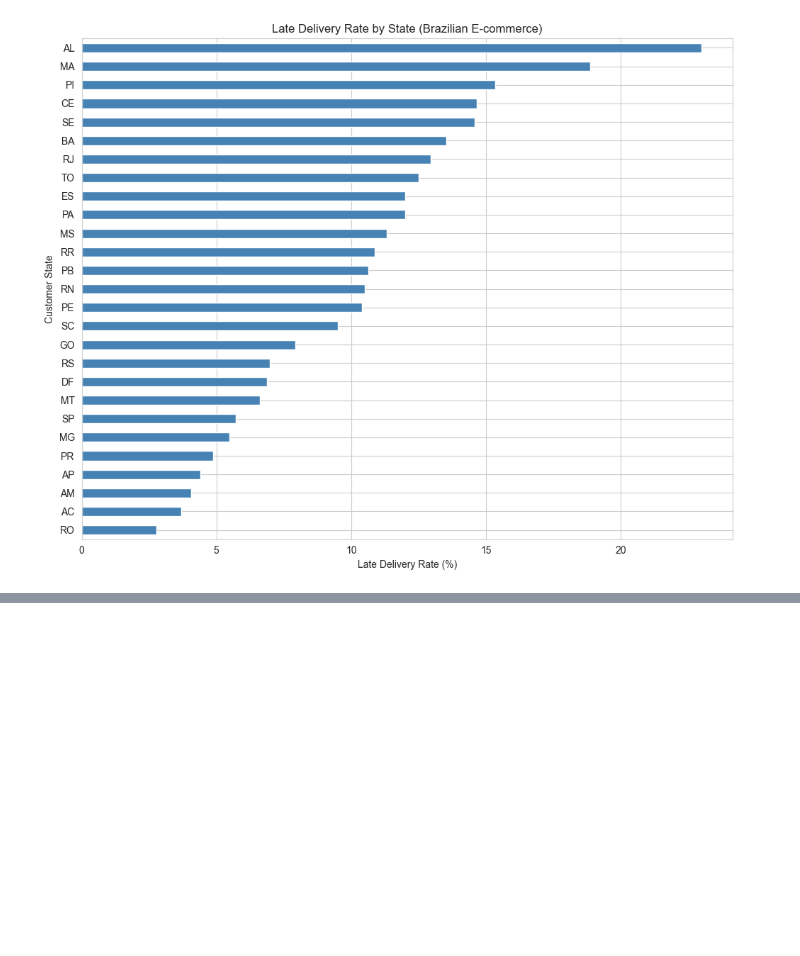
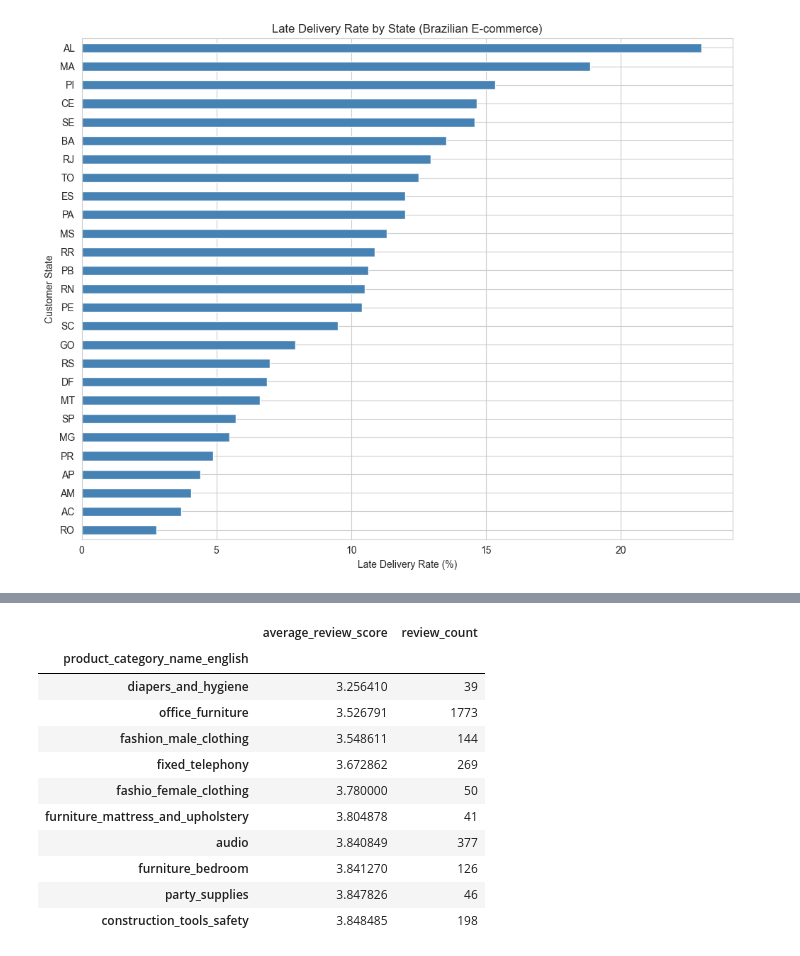
Before and after one commit to ZakkiShah5/olist-ecommerce-eda, a Jupyter notebook: notebooks/olist_eda.ipynb, the cells around one changed output, grey strips where cells are left out. Saved outputs shown, nothing was run; the diff lists cells and outputs as text; code cells hidden in the pictures; blank space fills up the shorter version.

```diff
--- a/notebooks/olist_eda.ipynb
+++ b/notebooks/olist_eda.ipynb
@@ -335,0 +350,20 @@ plt.show()
+# %%
+category_reviews = master.groupby('product_category_name_english').agg(
+    average_review_score=('review_score', 'mean'),
+    review_count=('review_score', 'count')
+)
+category_reviews = category_reviews[category_reviews['review_count'] >= 30]
+category_reviews.sort_values('average_review_score', ascending=True).head(10)
+# %% [output]
+|  | average_review_score | review_count |
+| product_category_name_english |  |  |
+| diapers_and_hygiene | 3.256410 | 39 |
+| office_furniture | 3.526791 | 1773 |
+| fashion_male_clothing | 3.548611 | 144 |
+| fixed_telephony | 3.672862 | 269 |
+| fashio_female_clothing | 3.780000 | 50 |
+| furniture_mattress_and_upholstery | 3.804878 | 41 |
+| audio | 3.840849 | 377 |
+| furniture_bedroom | 3.841270 | 126 |
+| party_supplies | 3.847826 | 46 |
+| construction_tools_safety | 3.848485 | 198 |
```
Also changed, not shown: parts of 4 cells of this notebook, 3 other files.
